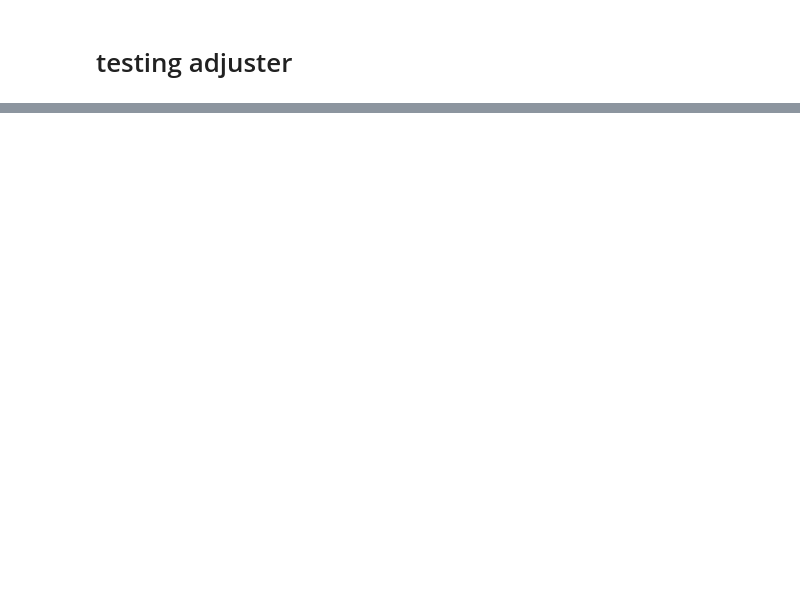
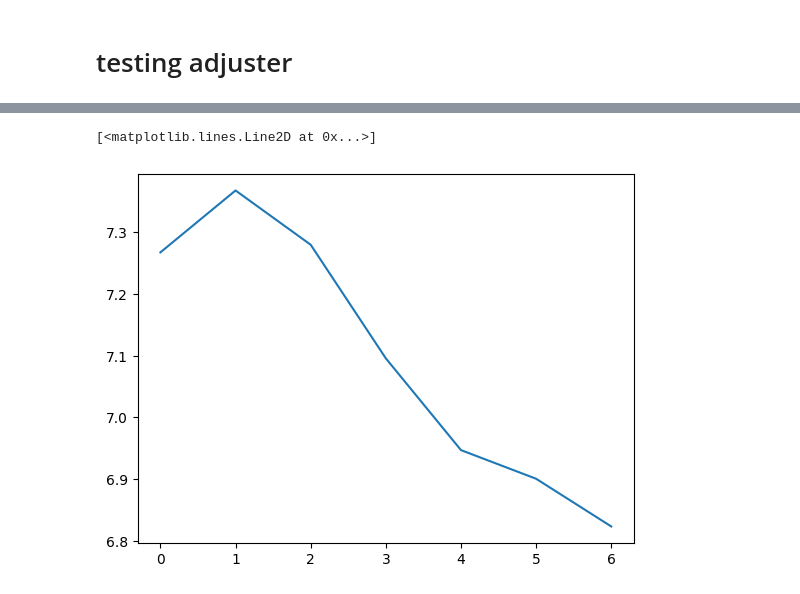
Before and after one commit to mattiadurso/EPO, a Jupyter notebook: demo.ipynb, the cells around one changed output, grey strips where cells are left out. Saved outputs shown, nothing was run; the diff lists cells and outputs as text; code cells hidden in the pictures; blank space fills up the shorter version.

```diff
--- a/demo.ipynb
+++ b/demo.ipynb
@@ -310,13 +309,10 @@ for c in reconstruction.cameras:
 # %%
 from adjuster import Adjuster
-adjuster = Adjuster()
-
-out = adjuster(
-    "/home/mattia/Desktop/Repos/wrapper_factory/benchmarks_3D/eth3d/pipes/images_by_k",
-    depths_path = "/home/mattia/Desktop/Repos/vggt/wrapper_output/sparse/depth_maps",
-    reconstruction = "/home/mattia/Desktop/Repos/vggt/wrapper_output/sparse",
+adjuster = Adjuster(
+    reconstruction = "/home/mattia/Desktop/Repos/vggt/wrapper_output/vienna_state_opera/sparse",
+    images_path = "/home/mattia/Desktop/datasets/mydataset/data/vienna_state_opera/frames",
+    depths_path = "/home/mattia/Desktop/Repos/vggt/wrapper_output/vienna_state_opera/sparse/depth_maps",
     single_camera_per_folder=True,
-    load_with_pad=False
+    load_with_pad=False,
+    lr=1e-3,
 )
-
-images, viewgraph, intrinsics = out
@@ -324,0 +347,6 @@ intrinsics['0'].matrix
+# %%
+from matplotlib import pyplot as plt
+plt.plot(adjuster.loss_list)
+# %% [output]
+[<matplotlib.lines.Line2D at 0x...>]
+[figure, added]
```
Also changed, not shown: parts of 19 cells of this notebook, 7 other files.
